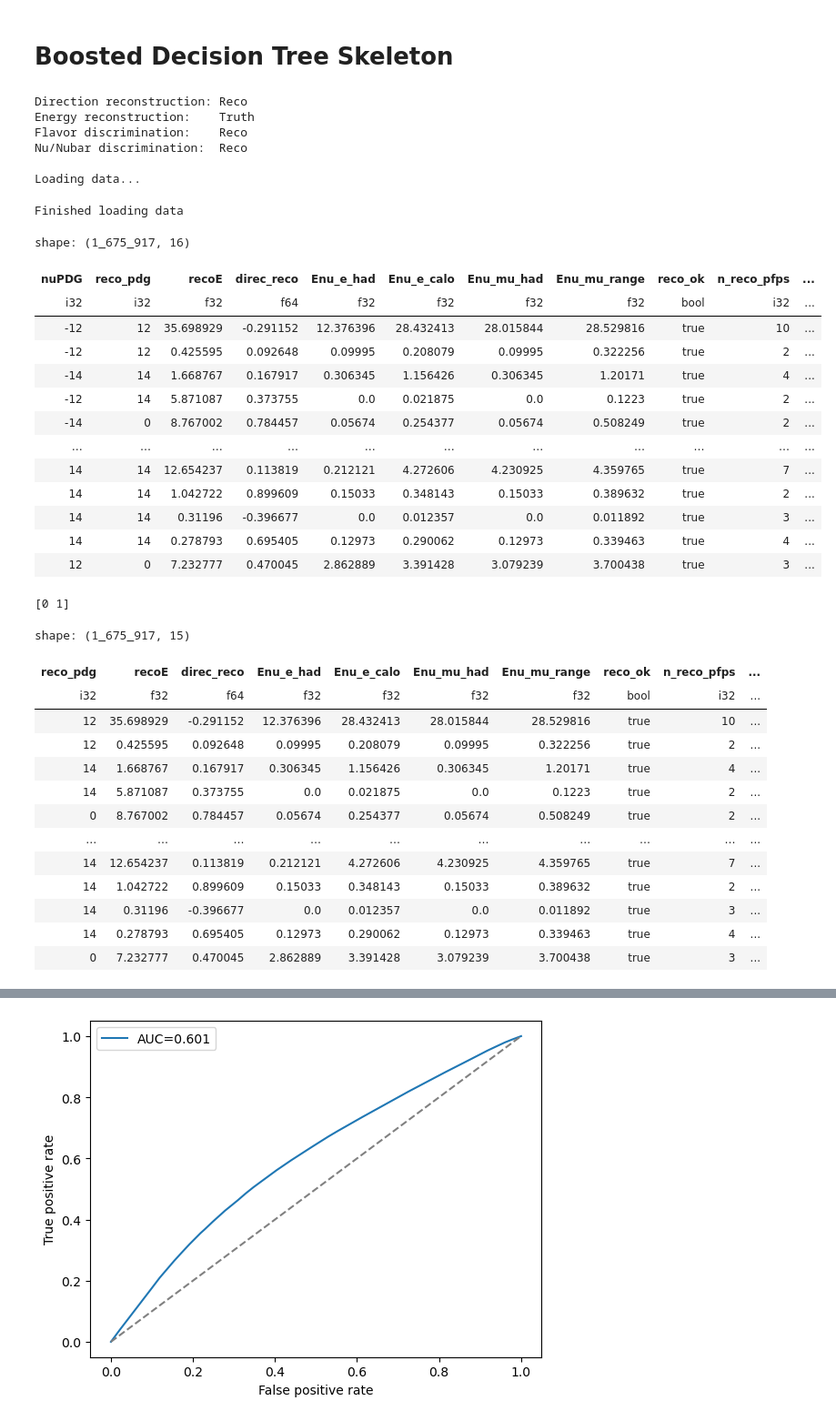
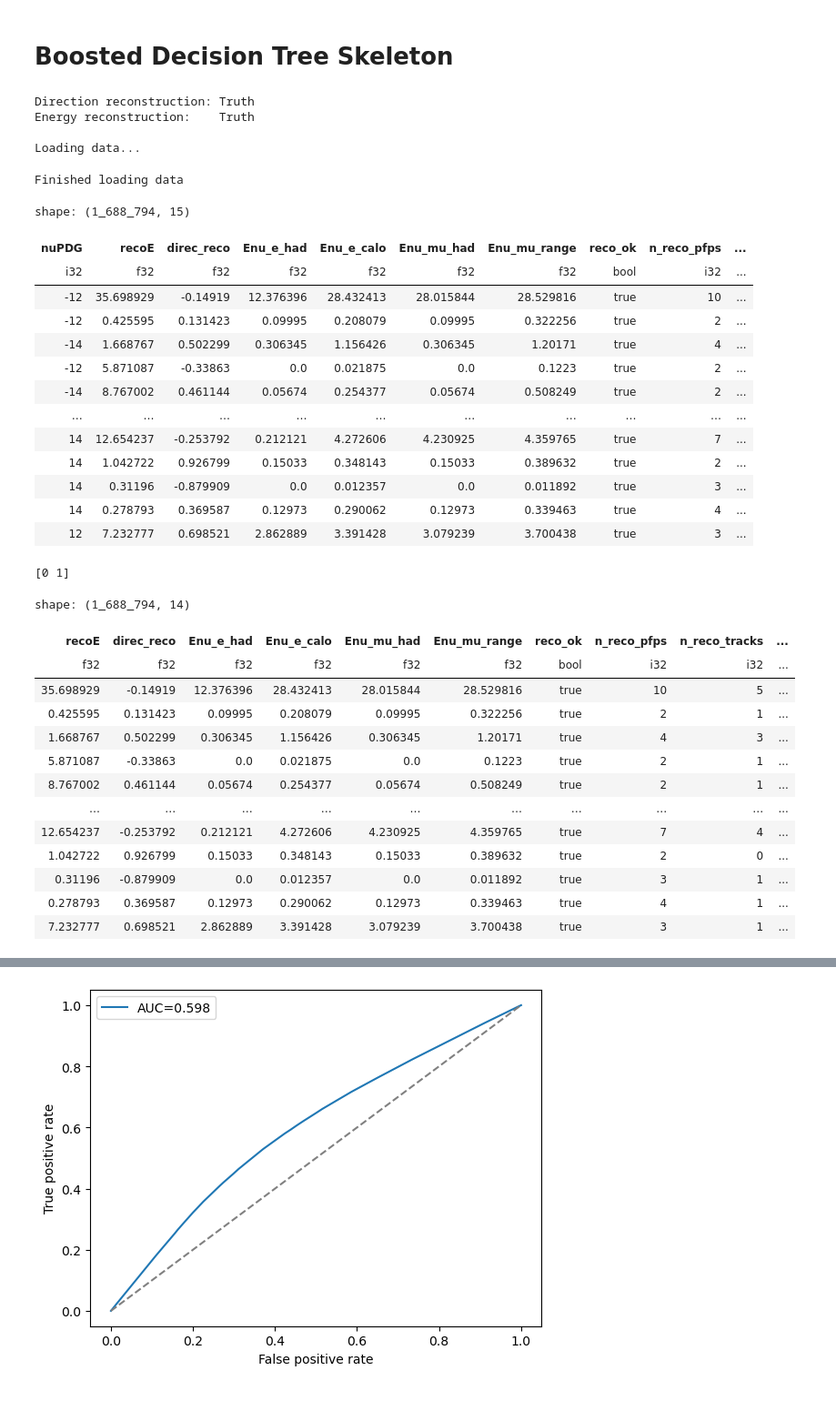
Before and after one commit to bristol-dune/atmospherics-tools, a Jupyter notebook: fast-osc-feedback/BDT-Skeleton.ipynb, the cells around one changed output, grey strips where cells are left out. Shown at 91% size. Drawn from its saved outputs; the diff is of its cells as text; code cells hidden in the pictures.

```diff
--- a/fast-osc-feedback/BDT-Skeleton.ipynb
+++ b/fast-osc-feedback/BDT-Skeleton.ipynb
@@ -7,27 +7,21 @@ import polars as pl
 
 from fastfeedback import DataManager, Method
 
-method = 0b0010
+method = 0b11
 direc_reco = Method.Truth if method & 1 << 0 else Method.Reco
 energy_reco = Method.Truth if method & 1 << 1 else Method.Reco
-flavor_disc = Method.Truth if method & 1 << 2 else Method.Reco
-nunubar_disc = Method.Truth if method & 1 << 3 else Method.Reco
 
 print(f"""
 Direction reconstruction: {direc_reco.name}
 Energy reconstruction:    {energy_reco.name}
-Flavor discrimination:    {flavor_disc.name}
-Nu/Nubar discrimination:  {nunubar_disc.name}
 """)
 
 data_manager = DataManager("/storage/1/st15719/caf_new_sum.2.6M_weighted.root")
 data_manager.set_direc_reco(direc_reco)
 data_manager.set_energy_reco(energy_reco)
-data_manager.set_flavor_discrimination(flavor_disc)
-data_manager.set_nunubar_discrimination(nunubar_disc)
 
 df = data_manager.prepare_data()
-df = df["nuPDG", "reco_pdg", "recoE", "direc_reco"]
+df = df["nuPDG", "recoE", "direc_reco"]
 
 caf_tree = uproot.open("/storage/1/st15719/caf_new_sum.2.6M_weighted.root")["cafTree"]
 Enu_e_had = "rec/common/common.ixn.pandora/common.ixn.pandora.Enu.e_had"
@@ -45,50 +39,48 @@ reco_pfp_df: pl.DataFrame = pl.from_pandas(reco_pfp_tree.arrays(library="pd"))
 electron_mask = pl.col("nuPDG").abs() == 12
 muon_mask = pl.col("nuPDG").abs() == 14
 
 electron_inelasticity = 1 - (pl.col("Enu_e_had") / pl.col("Enu_e_calo"))
 muon_inelasticity = 1 - (pl.col("Enu_mu_had") / pl.col("Enu_mu_range"))
 
 nu_mask = pl.col("nuPDG") > 0
 nubar_mask = pl.col("nuPDG") < 0
 
 data: pl.DataFrame = (
     pl.concat([df, df2, reco_pfp_df], how="horizontal")
     .filter(pl.col("reco_ok") == True)
     .filter(pl.col("direc_reco") != 0)
     .with_columns(
         pl.when(electron_mask)
         .then(electron_inelasticity)
         .when(muon_mask)
         .then(muon_inelasticity)
         .otherwise(None)
         .alias("inelasticity")
     )
     .drop_nulls()
 )
 
 data
 # %% [output]
-Direction reconstruction: Reco
+Direction reconstruction: Truth
 Energy reconstruction:    Truth
-Flavor discrimination:    Reco
-Nu/Nubar discrimination:  Reco
 
 Loading data...
 Finished loading data
-shape: (1_675_917, 16)
+shape: (1_688_794, 15)
-| nuPDG | reco_pdg | recoE | direc_reco | Enu_e_had | Enu_e_calo | Enu_mu_had | Enu_mu_range | reco_ok | n_reco_pfps | ... |
-| i32 | i32 | f32 | f64 | f32 | f32 | f32 | f32 | bool | i32 | ... |
-| -12 | 12 | 35.698929 | -0.291152 | 12.376396 | 28.432413 | 28.015844 | 28.529816 | true | 10 | ... |
-| -12 | 12 | 0.425595 | 0.092648 | 0.09995 | 0.208079 | 0.09995 | 0.322256 | true | 2 | ... |
-| -14 | 14 | 1.668767 | 0.167917 | 0.306345 | 1.156426 | 0.306345 | 1.20171 | true | 4 | ... |
-| -12 | 14 | 5.871087 | 0.373755 | 0.0 | 0.021875 | 0.0 | 0.1223 | true | 2 | ... |
-| -14 | 0 | 8.767002 | 0.784457 | 0.05674 | 0.254377 | 0.05674 | 0.508249 | true | 2 | ... |
-| … | … | … | … | … | … | … | … | … | … | ... |
-| 14 | 14 | 12.654237 | 0.113819 | 0.212121 | 4.272606 | 4.230925 | 4.359765 | true | 7 | ... |
-| 14 | 14 | 1.042722 | 0.899609 | 0.15033 | 0.348143 | 0.15033 | 0.389632 | true | 2 | ... |
-| 14 | 14 | 0.31196 | -0.396677 | 0.0 | 0.012357 | 0.0 | 0.011892 | true | 3 | ... |
-| 14 | 14 | 0.278793 | 0.695405 | 0.12973 | 0.290062 | 0.12973 | 0.339463 | true | 4 | ... |
-| 12 | 0 | 7.232777 | 0.470045 | 2.862889 | 3.391428 | 3.079239 | 3.700438 | true | 3 | ... |
+| nuPDG | recoE | direc_reco | Enu_e_had | Enu_e_calo | Enu_mu_had | Enu_mu_range | reco_ok | n_reco_pfps | ... |
+| i32 | f32 | f32 | f32 | f32 | f32 | f32 | bool | i32 | ... |
+| -12 | 35.698929 | -0.14919 | 12.376396 | 28.432413 | 28.015844 | 28.529816 | true | 10 | ... |
+| -12 | 0.425595 | 0.131423 | 0.09995 | 0.208079 | 0.09995 | 0.322256 | true | 2 | ... |
+| -14 | 1.668767 | 0.502299 | 0.306345 | 1.156426 | 0.306345 | 1.20171 | true | 4 | ... |
+| -12 | 5.871087 | -0.33863 | 0.0 | 0.021875 | 0.0 | 0.1223 | true | 2 | ... |
+| -14 | 8.767002 | 0.461144 | 0.05674 | 0.254377 | 0.05674 | 0.508249 | true | 2 | ... |
+| … | … | … | … | … | … | … | … | … | ... |
+| 14 | 12.654237 | -0.253792 | 0.212121 | 4.272606 | 4.230925 | 4.359765 | true | 7 | ... |
+| 14 | 1.042722 | 0.926799 | 0.15033 | 0.348143 | 0.15033 | 0.389632 | true | 2 | ... |
+| 14 | 0.31196 | -0.879909 | 0.0 | 0.012357 | 0.0 | 0.011892 | true | 3 | ... |
+| 14 | 0.278793 | 0.369587 | 0.12973 | 0.290062 | 0.12973 | 0.339463 | true | 4 | ... |
+| 12 | 7.232777 | 0.698521 | 2.862889 | 3.391428 | 3.079239 | 3.700438 | true | 3 | ... |
 # %%
 # import matplotlib.pyplot as plt
 
@@ -132,20 +124,20 @@ X_train, X_test, y_train, y_test = train_test_split(X_data, y_data, random_state
 X_data
 # %% [output]
 [0 1]
-shape: (1_675_917, 15)
+shape: (1_688_794, 14)
-| reco_pdg | recoE | direc_reco | Enu_e_had | Enu_e_calo | Enu_mu_had | Enu_mu_range | reco_ok | n_reco_pfps | ... |
-| i32 | f32 | f64 | f32 | f32 | f32 | f32 | bool | i32 | ... |
-| 12 | 35.698929 | -0.291152 | 12.376396 | 28.432413 | 28.015844 | 28.529816 | true | 10 | ... |
-| 12 | 0.425595 | 0.092648 | 0.09995 | 0.208079 | 0.09995 | 0.322256 | true | 2 | ... |
-| 14 | 1.668767 | 0.167917 | 0.306345 | 1.156426 | 0.306345 | 1.20171 | true | 4 | ... |
-| 14 | 5.871087 | 0.373755 | 0.0 | 0.021875 | 0.0 | 0.1223 | true | 2 | ... |
-| 0 | 8.767002 | 0.784457 | 0.05674 | 0.254377 | 0.05674 | 0.508249 | true | 2 | ... |
+| recoE | direc_reco | Enu_e_had | Enu_e_calo | Enu_mu_had | Enu_mu_range | reco_ok | n_reco_pfps | n_reco_tracks | ... |
+| f32 | f32 | f32 | f32 | f32 | f32 | bool | i32 | i32 | ... |
+| 35.698929 | -0.14919 | 12.376396 | 28.432413 | 28.015844 | 28.529816 | true | 10 | 5 | ... |
+| 0.425595 | 0.131423 | 0.09995 | 0.208079 | 0.09995 | 0.322256 | true | 2 | 1 | ... |
+| 1.668767 | 0.502299 | 0.306345 | 1.156426 | 0.306345 | 1.20171 | true | 4 | 3 | ... |
+| 5.871087 | -0.33863 | 0.0 | 0.021875 | 0.0 | 0.1223 | true | 2 | 1 | ... |
+| 8.767002 | 0.461144 | 0.05674 | 0.254377 | 0.05674 | 0.508249 | true | 2 | 1 | ... |
 | … | … | … | … | … | … | … | … | … | ... |
-| 14 | 12.654237 | 0.113819 | 0.212121 | 4.272606 | 4.230925 | 4.359765 | true | 7 | ... |
-| 14 | 1.042722 | 0.899609 | 0.15033 | 0.348143 | 0.15033 | 0.389632 | true | 2 | ... |
-| 14 | 0.31196 | -0.396677 | 0.0 | 0.012357 | 0.0 | 0.011892 | true | 3 | ... |
-| 14 | 0.278793 | 0.695405 | 0.12973 | 0.290062 | 0.12973 | 0.339463 | true | 4 | ... |
-| 0 | 7.232777 | 0.470045 | 2.862889 | 3.391428 | 3.079239 | 3.700438 | true | 3 | ... |
+| 12.654237 | -0.253792 | 0.212121 | 4.272606 | 4.230925 | 4.359765 | true | 7 | 4 | ... |
+| 1.042722 | 0.926799 | 0.15033 | 0.348143 | 0.15033 | 0.389632 | true | 2 | 0 | ... |
+| 0.31196 | -0.879909 | 0.0 | 0.012357 | 0.0 | 0.011892 | true | 3 | 1 | ... |
+| 0.278793 | 0.369587 | 0.12973 | 0.290062 | 0.12973 | 0.339463 | true | 4 | 1 | ... |
+| 7.232777 | 0.698521 | 2.862889 | 3.391428 | 3.079239 | 3.700438 | true | 3 | 1 | ... |
 # %%
 from sklearn.ensemble import HistGradientBoostingClassifier
 import matplotlib.pyplot as plt
```
Also changed, not shown: parts of 6 cells of this notebook.
